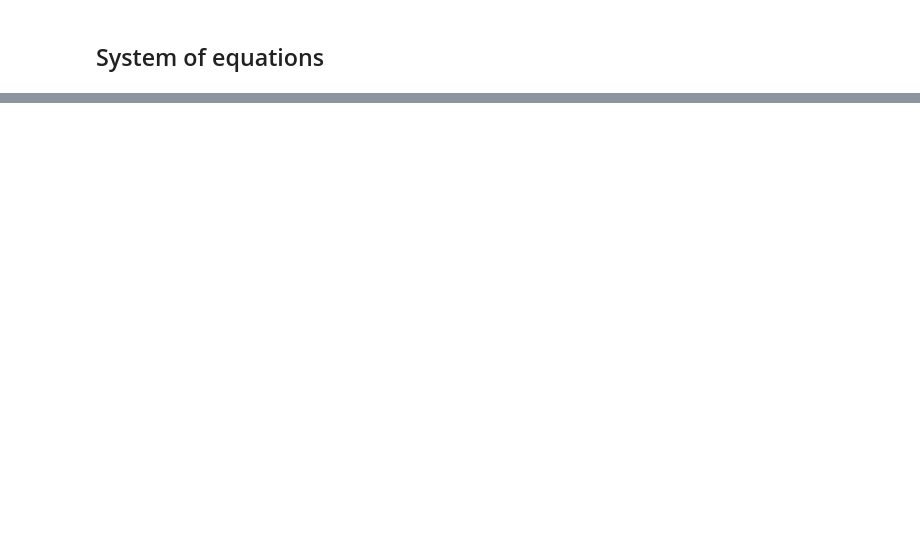
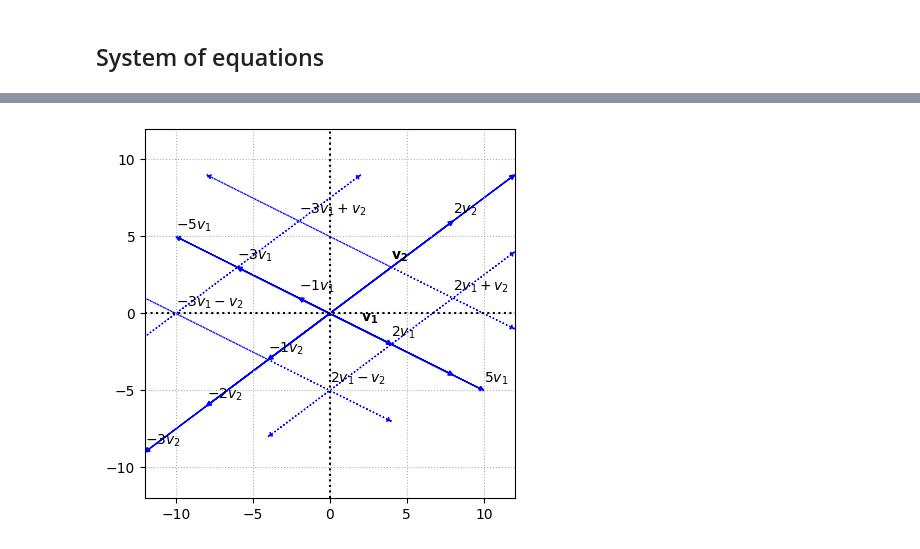
Before and after one commit to deva-k/dev-analytics, a Jupyter notebook: book/linear_algebra.ipynb, the cells around one changed output, grey strips where cells are left out. Drawn from its saved outputs; the diff is of its cells as text; code cells hidden in the pictures; blank space fills up the shorter version.

Commit message:
Added linear combination of vectors

```diff
--- a/book/linear_algebra.ipynb
+++ b/book/linear_algebra.ipynb
@@ -1350,0 +1671,8 @@ I = np.matlib.identity(A.shape[0])
+# %%
+v1 = np.array([3,-2,0]).reshape(-1,1)
+v2 = np.array([4,0,-4]).reshape(-1,1)
+v3 = np.array([8,-1,-3]).reshape(-1,1)
+
+y = 3*v1 + 4*v2 + 2*v3
+
+print("y = \n", y)
@@ -1350,0 +1721,9 @@ I = np.matlib.identity(A.shape[0])
+# %%
+V = np.matrix(np.concatenate([v1,v2,v3], axis = 1))
+v_out = np.array([4,5,-1]).reshape(-1,1)
+
+s = np.linalg.solve(V,v_out)
+
+print("Linear equations represented as a matrix V = \n", V)
+print("Output vector b = \n", v_out)
+print("Scalars needed for the vector equation x1,x2,x3= \n", s)
@@ -1350,0 +1754,67 @@ I = np.matlib.identity(A.shape[0])
+# %%
+fig, ax = plt.subplots()
+options = {"head_width":0.3, "head_length":0.3, "length_includes_head":True}
+
+v1 = np.array([2,-1]).reshape(-1,1)
+v2 = np.array([4,3]).reshape(-1,1)
+
+# plot the actual vectors
+ax.arrow(0,0,v1[0][0] * 4,v1[1][0] * 4,fc='b',ec='b',**options)
+ax.text(v1[0][0],v1[1][0] + .5,'$\mathbf{v_1}$')
+ax.arrow(0,0,v2[0][0] * 3,v2[1][0] * 3,fc='b',ec='b',**options)
+ax.text(v2[0][0],v2[1][0] + .5,'$\mathbf{v_2}$')
+
+# plot the scaled vectors
+for s in [-5,-3,-1,2,5]:
+    v1_s = s * v1
+    ax.arrow(0,0,v1_s[0][0],v1_s[1][0],fc='b',ec='b',**options)
+    ax.text(v1_s[0][0],v1_s[1][0] + .5,f'${s}v_1$')
+
+for s in [-2,-3,-1,2]:
+    v2_s = s * v2
+    ax.arrow(0,0,v2_s[0][0],v2_s[1][0],fc='b',ec='b',**options)
+    ax.text(v2_s[0][0],v2_s[1][0] + .5,f'${s}v_2$')
+
+# add dashed line
+options = {"head_width":0.3, "head_length":0.3, "length_includes_head":True, "linestyle" : ':'}
+
+# -3v1 - v2
+v1_s = -3 * v1
+v2_s = -1 * v2
+ax.arrow(v1_s[0][0],v1_s[1][0],v2_s[0][0] * 2,v2_s[1][0] * 2,fc='b',ec='b',**options)
+ax.arrow(v2_s[0][0],v2_s[1][0],v1_s[0][0] * 2,v1_s[1][0] * 2,fc='b',ec='b',**options)
+v_n = v1_s + v2_s
+ax.text(v_n[0][0],v_n[1][0] + .5,'$-3v_1 - v_2$')
+
+# -3v1 + v2
+v1_s = -3 * v1
+ax.arrow(v1_s[0][0],v1_s[1][0],v2[0][0] * 2,v2[1][0] * 2,fc='b',ec='b',**options)
+ax.arrow(v2[0][0],v2[1][0],v1_s[0][0] * 2,v1_s[1][0] * 2,fc='b',ec='b',**options)
+v_n = v1_s + v2
+ax.text(v_n[0][0],v_n[1][0] + .5,'$-3v_1 + v_2$')
+
+# 2v1 - v2
+v1_s = 2 * v1
+v2_s = -1 * v2
+ax.arrow(v1_s[0][0],v1_s[1][0],v2_s[0][0] * 2,v2_s[1][0] * 2,fc='b',ec='b',**options)
+ax.arrow(v2_s[0][0],v2_s[1][0],v1_s[0][0] * 2,v1_s[1][0] * 2,fc='b',ec='b',**options)
+v_n = v1_s + v2_s
+ax.text(v_n[0][0],v_n[1][0] + .5,'$2v_1 - v_2$')
+
+# 2v1 + v2
+v1_s = 2 * v1
+ax.arrow(v1_s[0][0],v1_s[1][0],v2[0][0] * 2,v2[1][0] * 2,fc='b',ec='b',**options)
+ax.arrow(v2[0][0],v2[1][0],v1_s[0][0] * 2,v1_s[1][0] * 2,fc='b',ec='b',**options)
+v_n = v1_s + v2
+ax.text(v_n[0][0],v_n[1][0] + .5,'$2v_1 + v_2$')
+
+# settings
+ax.set_aspect('equal')
+ax.grid(True,ls=':')
+ax.axvline(x=0,color="k",ls=":")
+ax.axhline(y=0,color="k",ls=":")
+ax.grid(True)
+ax.axis([-12,12,-12,12])
+ax.set_aspect('equal')
+# %% [output]
+[figure, added]
```
Also changed, not shown: parts of 54 cells of this notebook, 1 other file.
